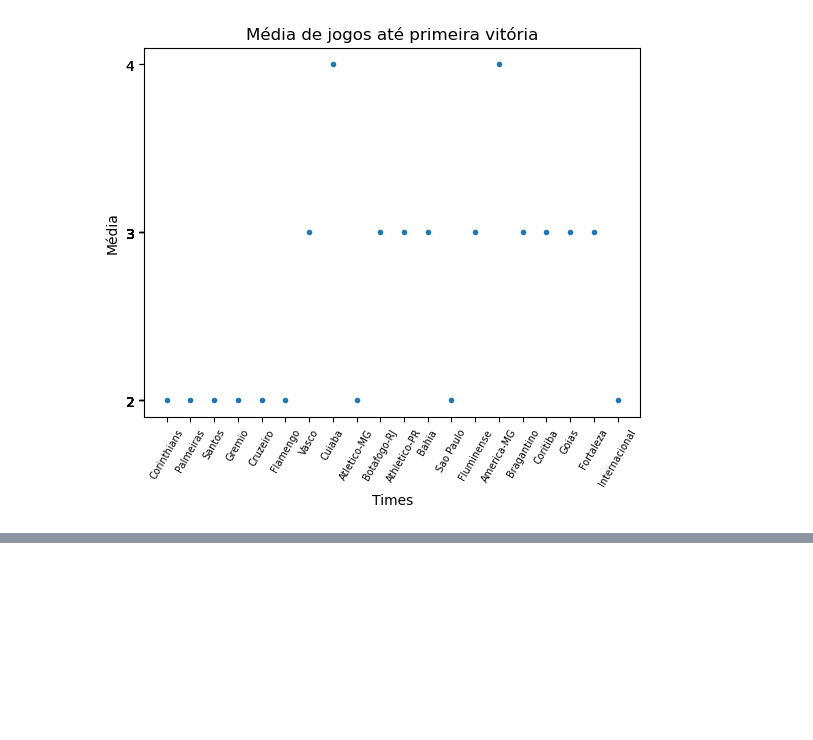
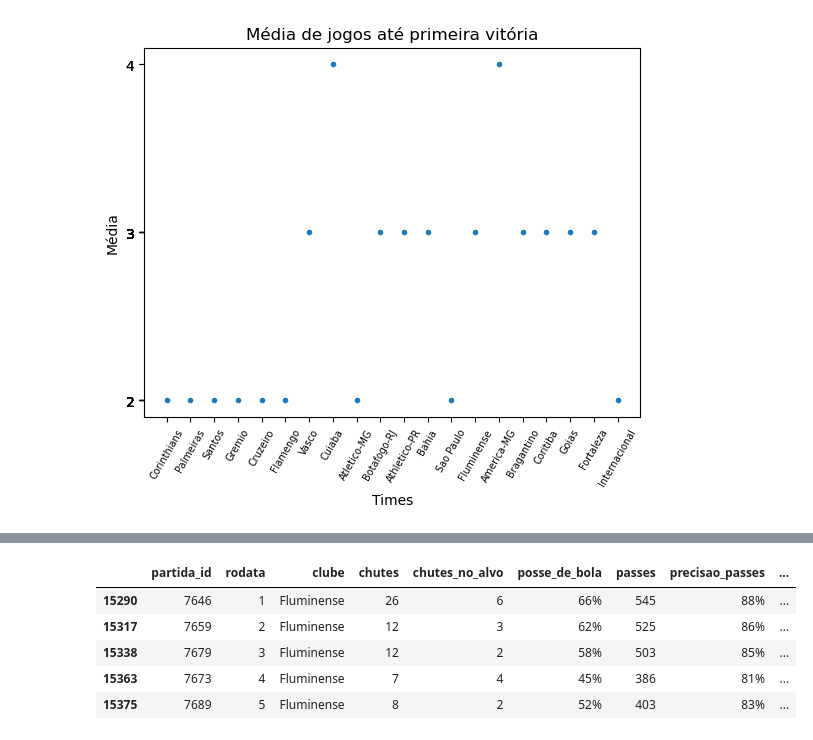
Before and after one commit to herozandn/estatistica_2, a Jupyter notebook: Códigos/Texto.ipynb, the cells around one changed output, grey strips where cells are left out. Cells and saved outputs as stored; diff of their text form; code cells hidden in the pictures; blank space fills up the shorter version.

```diff
--- a/Códigos/Texto.ipynb
+++ b/Códigos/Texto.ipynb
@@ -9,6 +9,7 @@ from scipy.stats import ttest_ind
 from scipy.stats import norm
 # %%
 tabela = pd.read_csv('campeonato-brasileiro-full.csv')
+cheio = pd.read_csv('campeonato-brasileiro-estatisticas-full.csv')
 # %%
 # Limpanda o dataframe
 del tabela['formacao_mandante']
@@ -205,0 +189,11 @@ tabela[tabela['data'].dt.year == 2022]
+# %%
+bra = cheio[cheio['partida_id'] >= 7646]
+bra = bra[bra['clube'] == 'Fluminense']
+bra.head()
+# %% [output]
+|  | partida_id | rodata | clube | chutes | chutes_no_alvo | posse_de_bola | passes | precisao_passes | ... |
+| 15290 | 7646 | 1 | Fluminense | 26 | 6 | 66% | 545 | 88% | ... |
+| 15317 | 7659 | 2 | Fluminense | 12 | 3 | 62% | 525 | 86% | ... |
+| 15338 | 7679 | 3 | Fluminense | 12 | 2 | 58% | 503 | 85% | ... |
+| 15363 | 7673 | 4 | Fluminense | 7 | 4 | 45% | 386 | 81% | ... |
+| 15375 | 7689 | 5 | Fluminense | 8 | 2 | 52% | 403 | 83% | ... |
```
Also changed, not shown: parts of 6 cells of this notebook, 1 other file.
